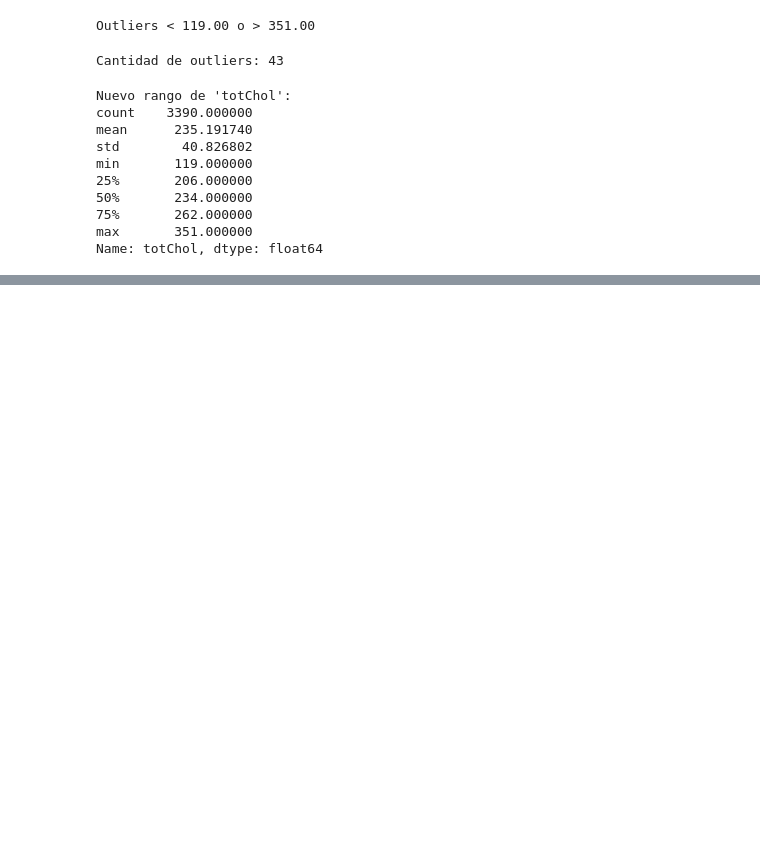
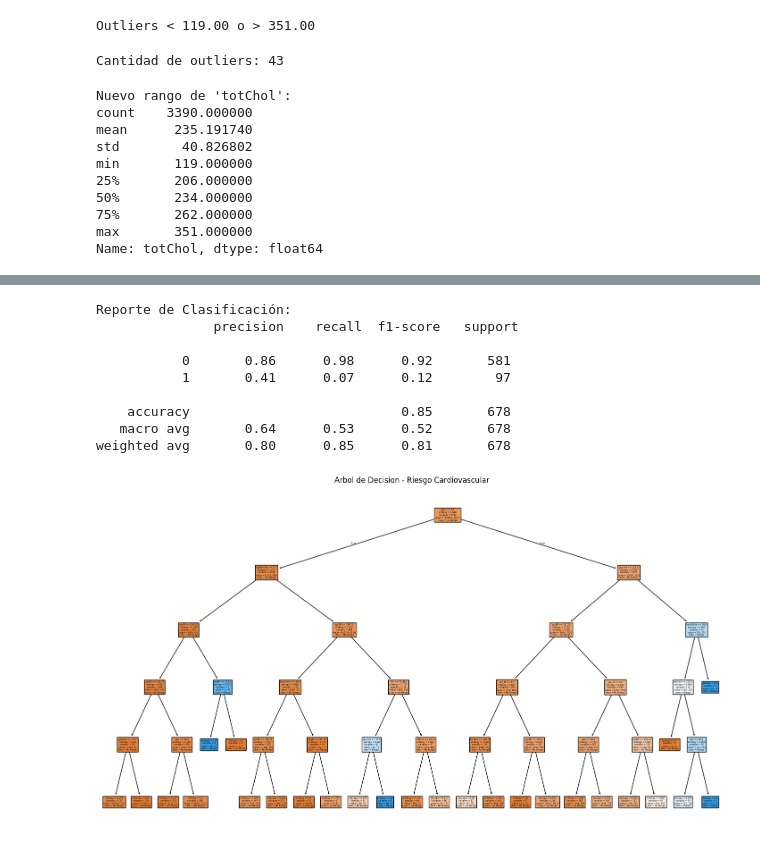
Before and after one commit to milkap5/Pre-Procesamiento-de-DataSet-y-funcionamiento-Algoritmos-knn-k-nearest-neighbors-y-Decision-Tree-DT-, a Jupyter notebook: TPI_IAD.ipynb, the cells around one changed output, grey strips where cells are left out. Saved outputs shown, nothing was run; the diff lists cells and outputs as text; code cells hidden in the pictures; blank space fills up the shorter version.

```diff
--- a/TPI_IAD.ipynb
+++ b/TPI_IAD.ipynb
@@ -225,0 +290,20 @@ Name: totChol, dtype: float64
+# %%
+# reporte detallado
+print("\nReporte de Clasificación:\n", classification_report(y_test, y_pred))
+
+# visualizar el arbol
+plt.figure(figsize=(18,10))
+plot_tree(modelo_dt, filled=True, feature_names=X.columns, class_names=['No Riesgo', 'Riesgo'])
+plt.title("Arbol de Decision - Riesgo Cardiovascular")
+plt.show()
+# %% [output]
+Reporte de Clasificación:
+               precision    recall  f1-score   support
+
+           0       0.86      0.98      0.92       581
+           1       0.41      0.07      0.12        97
+
+    accuracy                           0.85       678
+   macro avg       0.64      0.53      0.52       678
+weighted avg       0.80      0.85      0.81       678
+[figure, added]
```
Also changed, not shown: parts of 11 cells of this notebook.
